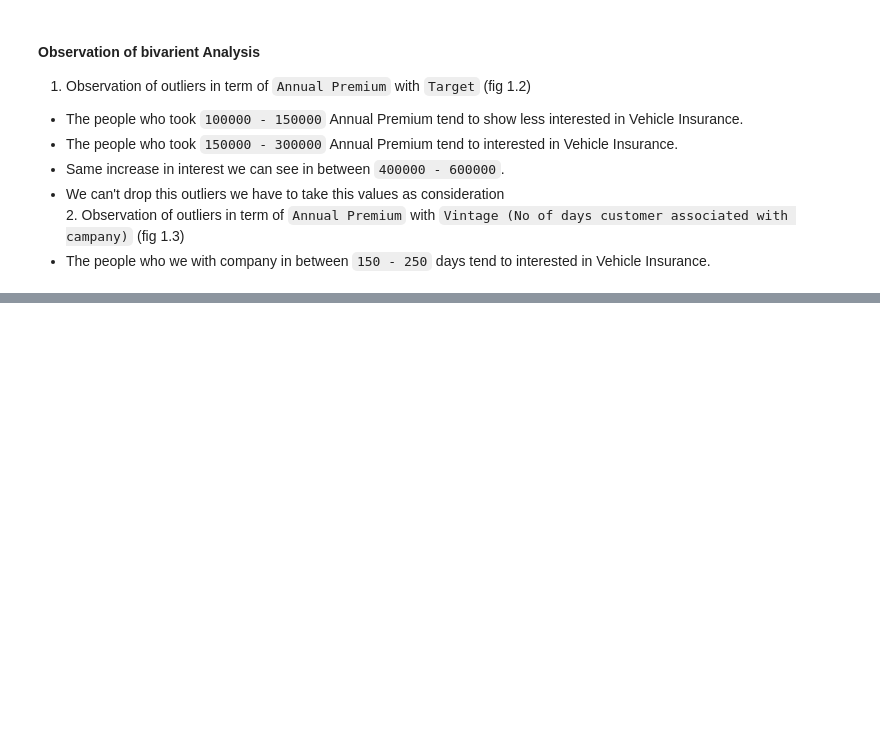
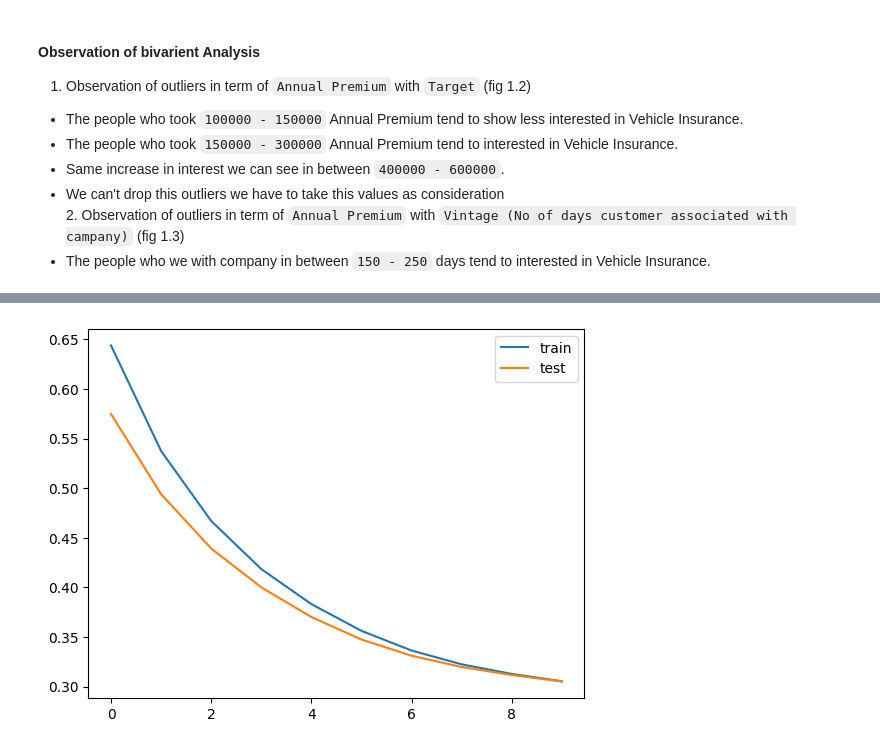
Before and after one commit to SarkarPriyanshu/Machine-Learning-Models, a Jupyter notebook: Health_Insurance_Cross_Sell_Prediction_.ipynb, the cells around one changed output, grey strips where cells are left out. Saved outputs shown, nothing was run; the diff lists cells and outputs as text; code cells hidden in the pictures; blank space fills up the shorter version.

```diff
--- a/Health_Insurance_Cross_Sell_Prediction_.ipynb
+++ b/Health_Insurance_Cross_Sell_Prediction_.ipynb
@@ -378,0 +387,3 @@ print(Q1,Q3,IQR,upper_bound,lower_bound)
+# %%
+X_train_scaled =  pipe.transform(X_train)
+X_test_scaled =  pipe.transform(X_test)
@@ -378,0 +394,7 @@ print(Q1,Q3,IQR,upper_bound,lower_bound)
+# %%
+model = Sequential()
+model.add(Dense(32,input_dim=X_train_scaled.shape[1],activation='relu'))
+model.add(Dense(16,activation='relu'))
+model.add(Dense(1,activation='sigmoid'))
+# %%
+model.compile(optimizer='Adam',loss='BinaryCrossentropy',metrics=['accuracy'])
@@ -378,0 +419,2 @@ print(Q1,Q3,IQR,upper_bound,lower_bound)
+# %%
+history = model.fit(X_train_scaled,y_train,batch_size=X_train_scaled.shape[0]//10,epochs=10,validation_data=(X_test_scaled,y_test))
@@ -378,0 +442,7 @@ print(Q1,Q3,IQR,upper_bound,lower_bound)
+# %%
+plt.plot(history.history['loss'], label='train')
+plt.plot(history.history['val_loss'], label='test')
+plt.legend()
+plt.show()
+# %% [output]
+[figure, added]
```
Also changed, not shown: parts of 77 cells of this notebook.
